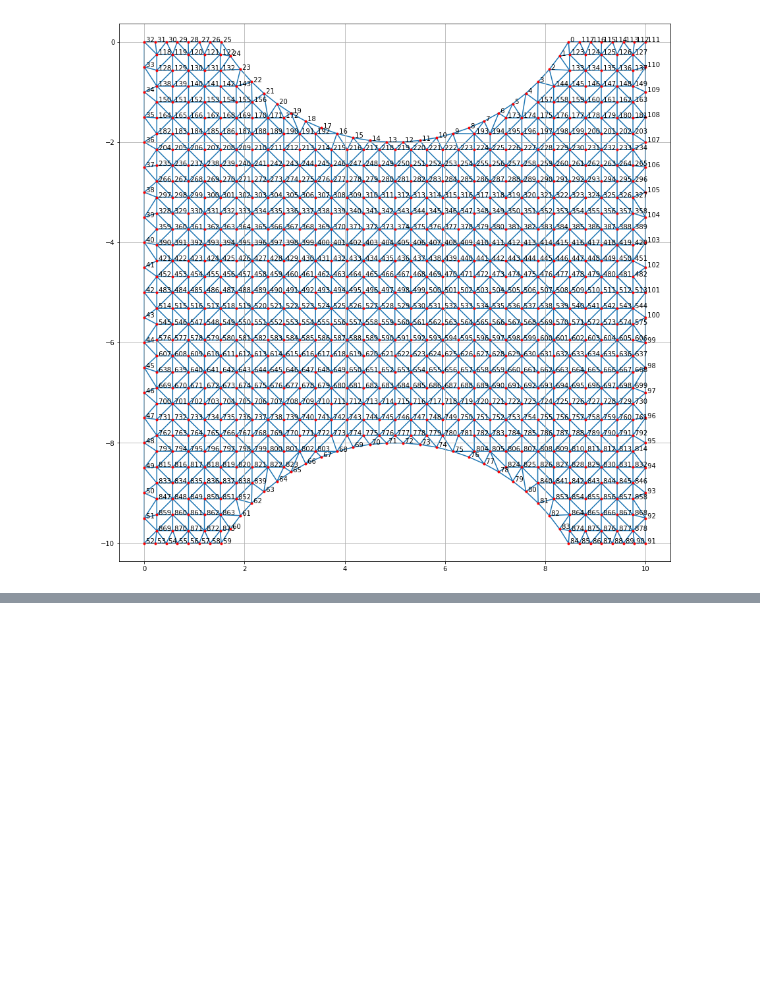
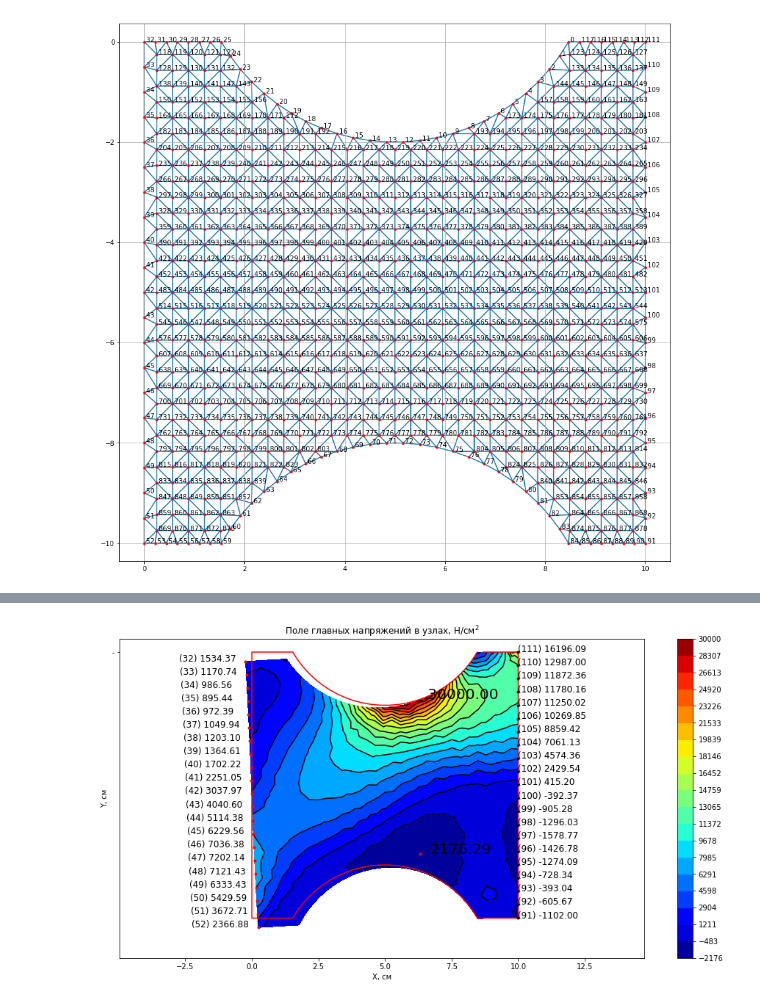
Before and after one commit to alxkorn/ISM, a Jupyter notebook: ISMHW.ipynb, the cells around one changed output, grey strips where cells are left out. Drawn from its saved outputs; the diff is of its cells as text; code cells hidden in the pictures; blank space fills up the shorter version.

```diff
--- a/ISMHW.ipynb
+++ b/ISMHW.ipynb
@@ -525,0 +387,4 @@ plt.axis('equal')
+# %%
+plot_contour_map(ResNodes,NodeS1,fixed,forced) # по истинному значению
+# %% [output]
+[figure, added]
```
Also changed, not shown: parts of 61 cells of this notebook.
